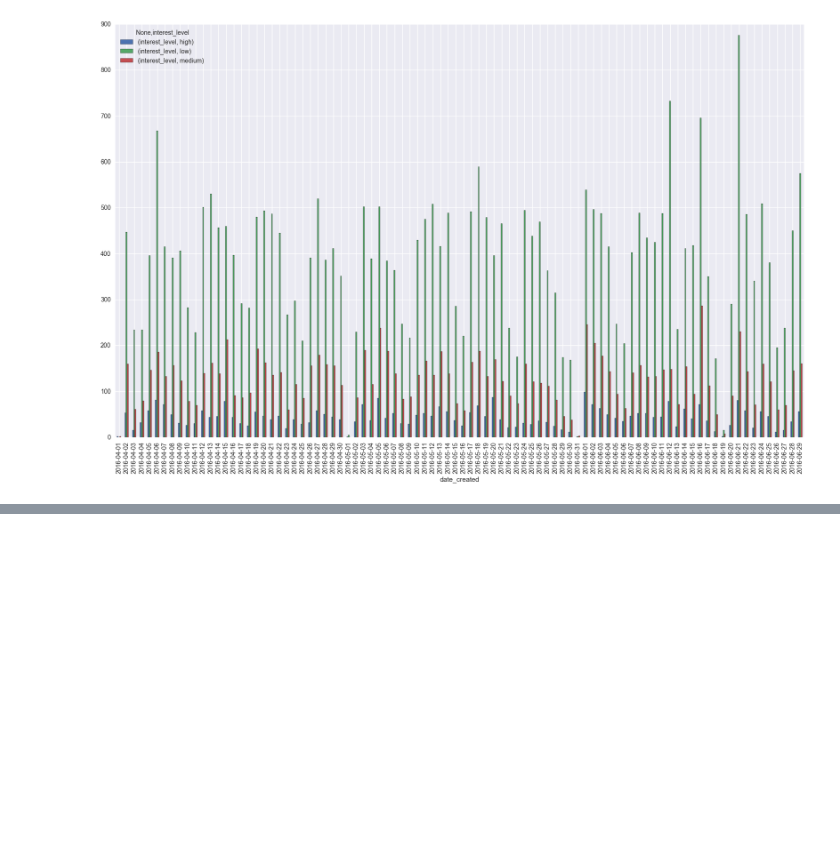
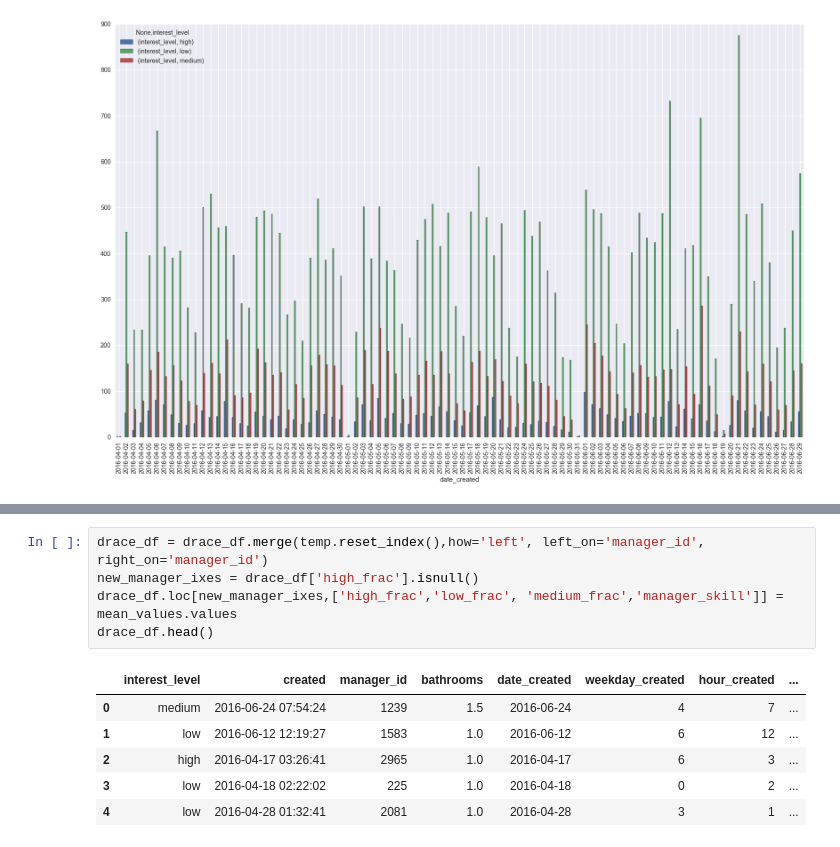
Before and after one commit to thunter009/Neuromancers-Kaggle, a Jupyter notebook: Drace on Bathrooms, DateListed, ManagerID.ipynb, the cells around one changed output, grey strips where cells are left out. Drawn from its saved outputs; the diff is of its cells as text; blank space fills up the shorter version.

```diff
--- a/Drace on Bathrooms, DateListed, ManagerID.ipynb
+++ b/Drace on Bathrooms, DateListed, ManagerID.ipynb
@@ -122,0 +207,12 @@ If high amount of listings cause lower average interest then we can test that pe
+# %%
+drace_df = drace_df.merge(temp.reset_index(),how='left', left_on='manager_id', right_on='manager_id')
+new_manager_ixes = drace_df['high_frac'].isnull()
+drace_df.loc[new_manager_ixes,['high_frac','low_frac', 'medium_frac','manager_skill']] = mean_values.values
+drace_df.head()
+# %% [output]
+|  | interest_level | created | manager_id | bathrooms | date_created | weekday_created | hour_created | ... |
+| 0 | medium | 2016-06-24 07:54:24 | 1239 | 1.5 | 2016-06-24 | 4 | 7 | ... |
+| 1 | low | 2016-06-12 12:19:27 | 1583 | 1.0 | 2016-06-12 | 6 | 12 | ... |
+| 2 | high | 2016-04-17 03:26:41 | 2965 | 1.0 | 2016-04-17 | 6 | 3 | ... |
+| 3 | low | 2016-04-18 02:22:02 | 225 | 1.0 | 2016-04-18 | 0 | 2 | ... |
+| 4 | low | 2016-04-28 01:32:41 | 2081 | 1.0 | 2016-04-28 | 3 | 1 | ... |
```
Also changed, not shown: parts of 20 cells of this notebook.
